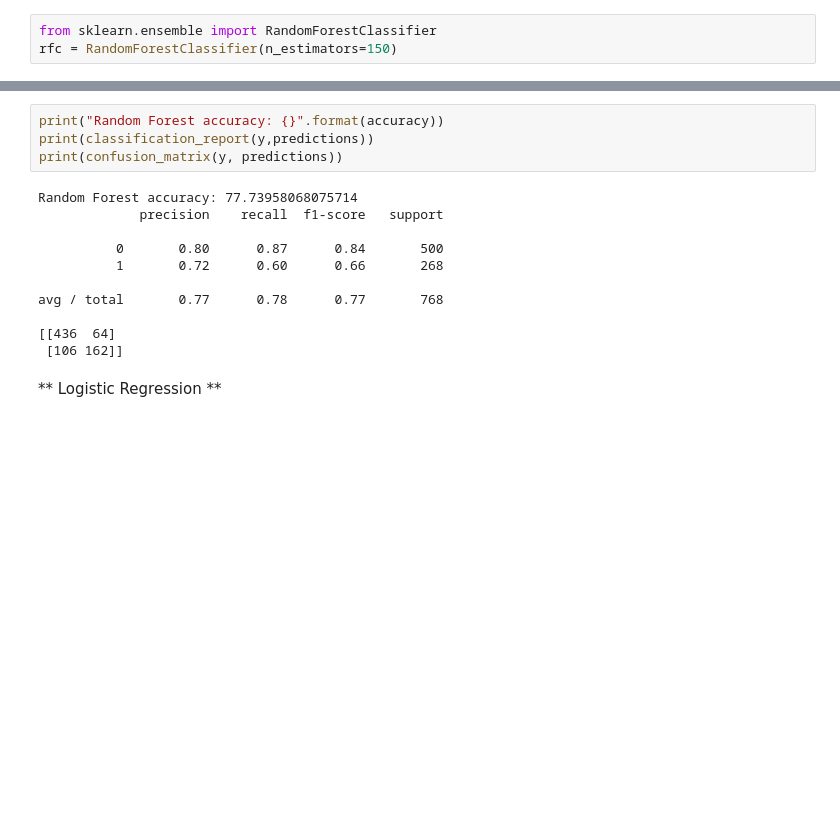
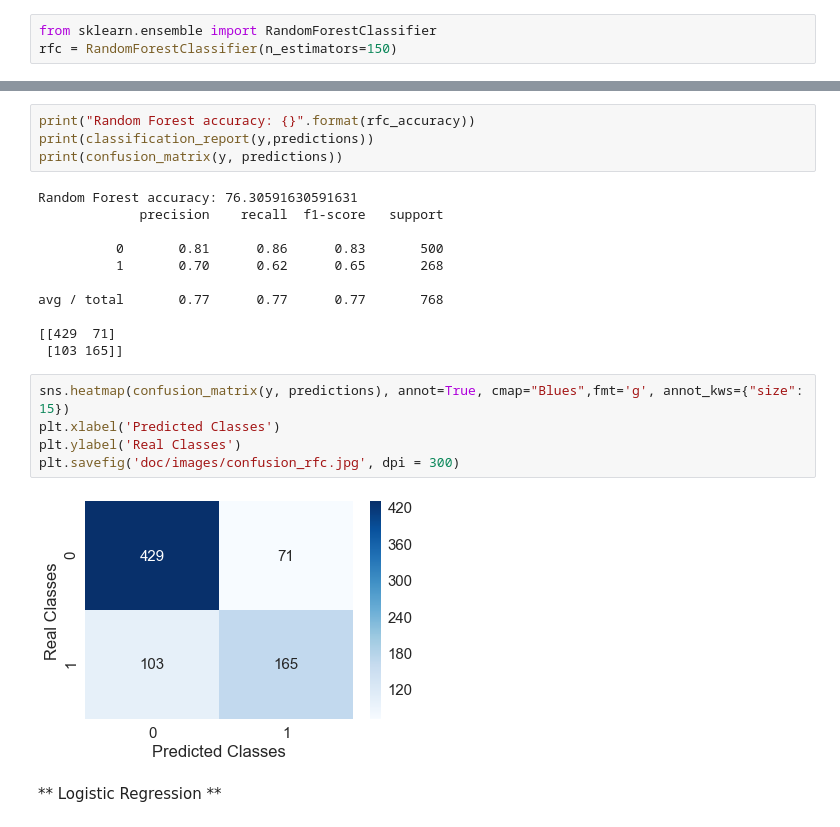
Before and after one commit to durden2/big_data_pk, a Jupyter notebook: Cross-validation.ipynb, the cells around one changed output, grey strips where cells are left out. Saved outputs shown, nothing was run; the diff lists cells and outputs as text; blank space fills up the shorter version.

```diff
--- a/Cross-validation.ipynb
+++ b/Cross-validation.ipynb
@@ -122,18 +147,25 @@ print(score)
 # %%
-print("Random Forest accuracy: {}".format(accuracy))
+print("Random Forest accuracy: {}".format(rfc_accuracy))
 print(classification_report(y,predictions))
 print(confusion_matrix(y, predictions))
 # %% [output]
-Random Forest accuracy: 77.73958068075714
+Random Forest accuracy: 76.30591630591631
              precision    recall  f1-score   support
 
-          0       0.80      0.87      0.84       500
-          1       0.72      0.60      0.66       268
+          0       0.81      0.86      0.83       500
+          1       0.70      0.62      0.65       268
 
-avg / total       0.77      0.78      0.77       768
+avg / total       0.77      0.77      0.77       768
 
-[[436  64]
- [106 162]]
+[[429  71]
+ [103 165]]
+# %%
+sns.heatmap(confusion_matrix(y, predictions), annot=True, cmap="Blues",fmt='g', annot_kws={"size": 15})
+plt.xlabel('Predicted Classes')
+plt.ylabel('Real Classes')
+plt.savefig('doc/images/confusion_rfc.jpg', dpi = 300)
+# %% [output]
+[figure, added]
 # %% [markdown]
 ** Logistic Regression  **
 # %%
```
Also changed, not shown: parts of 28 cells of this notebook.
